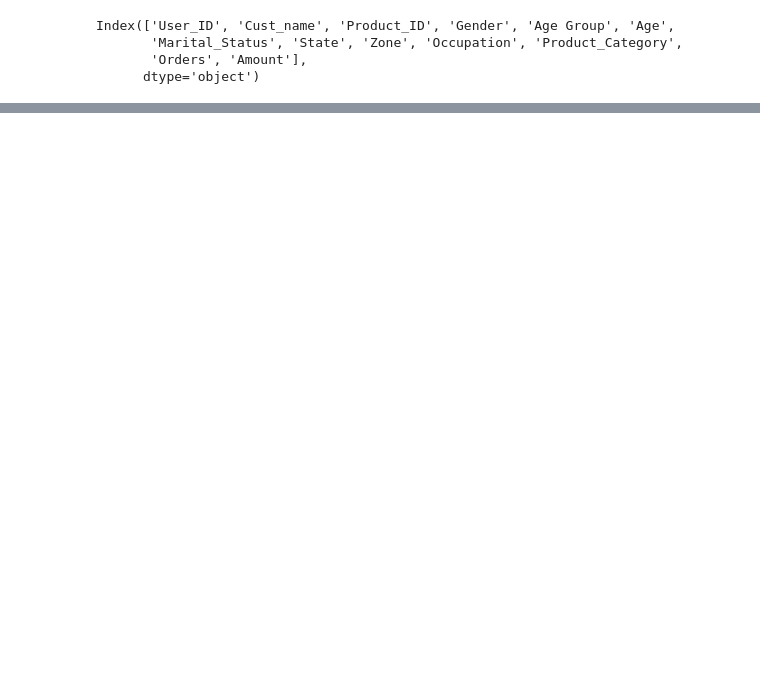
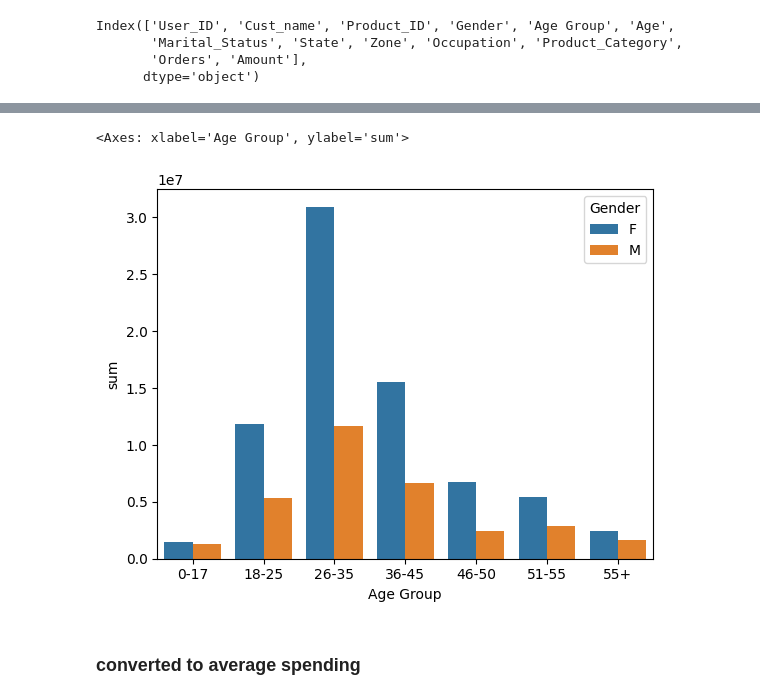
Before and after one commit to EcoFiendly/tidytuesday, a Jupyter notebook: 2023-11-14/exploration.ipynb, the cells around one changed output, grey strips where cells are left out. Drawn from its saved outputs; the diff is of its cells as text; code cells hidden in the pictures; blank space fills up the shorter version.

```diff
--- a/2023-11-14/exploration.ipynb
+++ b/2023-11-14/exploration.ipynb
@@ -54,0 +131,9 @@ output = {
+# %%
+age_gender_amt = df.groupby(["Gender", "Age Group"])["Amount"].agg(["sum"]).reset_index()
+# %%
+sns.barplot(x="Age Group", y="sum", hue="Gender", data=age_gender_amt)
+# %% [output]
+<Axes: xlabel='Age Group', ylabel='sum'>
+[figure, added]
+# %% [markdown]
+### converted to average spending
```
Also changed, not shown: parts of 20 cells of this notebook.
